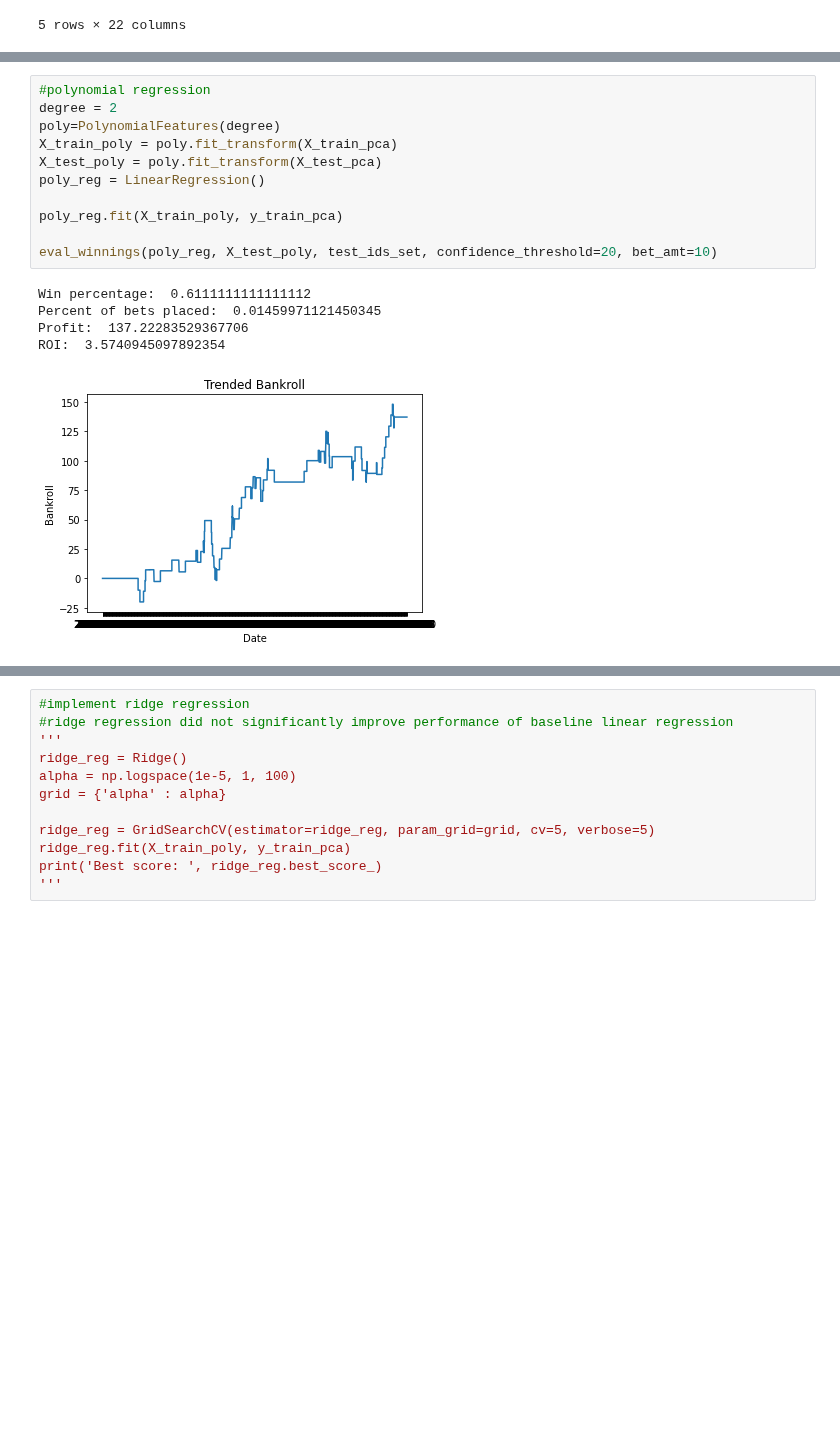
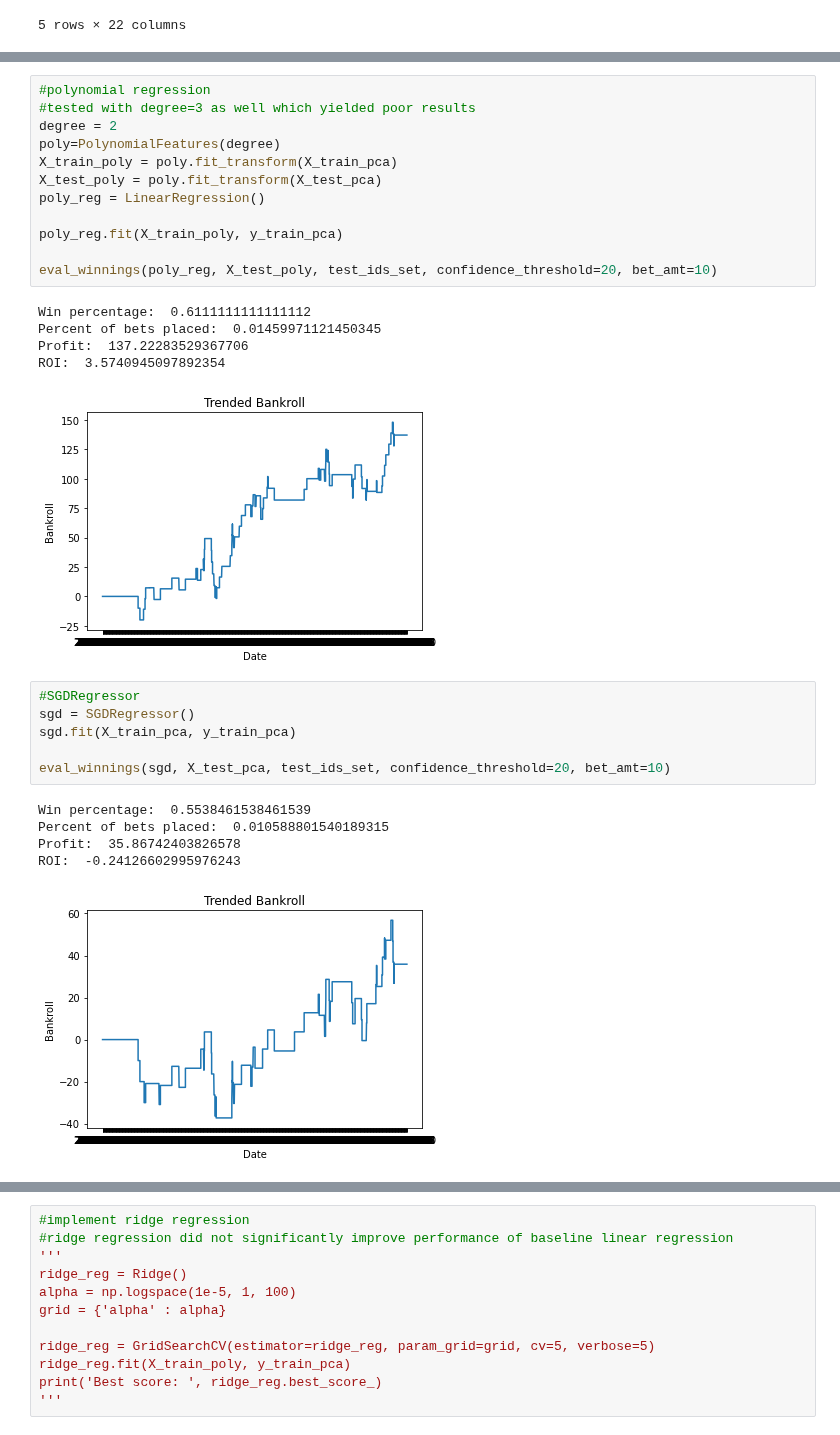
Before and after one commit to jnshzk/nba_beating_the_spread, a Jupyter notebook: models_v3.ipynb, the cells around one changed output, grey strips where cells are left out. Cells and saved outputs as stored; diff of their text form; blank space fills up the shorter version.

```diff
--- a/models_v3.ipynb
+++ b/models_v3.ipynb
@@ -482,5 +496,6 @@ ROI:  3.241756847451573
 # %%
 #polynomial regression
+#tested with degree=3 as well which yielded poor results
 degree = 2
 poly=PolynomialFeatures(degree)
 X_train_poly = poly.fit_transform(X_train_pca)
@@ -496,5 +511,17 @@ Percent of bets placed:  0.01459971121450345
 Profit:  137.22283529367706
 ROI:  3.5740945097892354
 [figure]
+# %%
+#SGDRegressor
+sgd = SGDRegressor()
+sgd.fit(X_train_pca, y_train_pca)
+
+eval_winnings(sgd, X_test_pca, test_ids_set, confidence_threshold=20, bet_amt=10)
+# %% [output]
+Win percentage:  0.5538461538461539
+Percent of bets placed:  0.010588801540189315
+Profit:  35.86742403826578
+ROI:  -0.24126602995976243
+[figure, added]
 # %%
 #Random Forrest implementation
```
Also changed, not shown: parts of 17 cells of this notebook, 4 other files.
